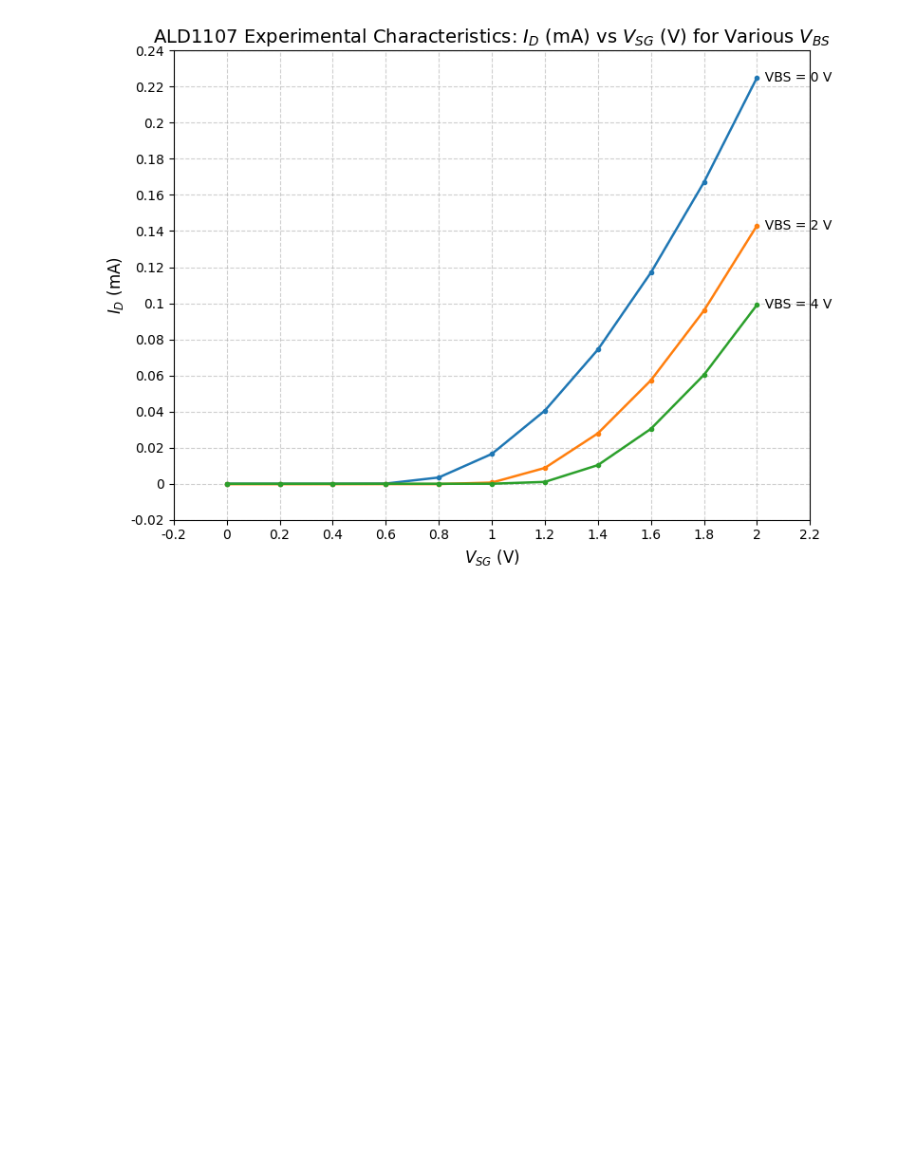
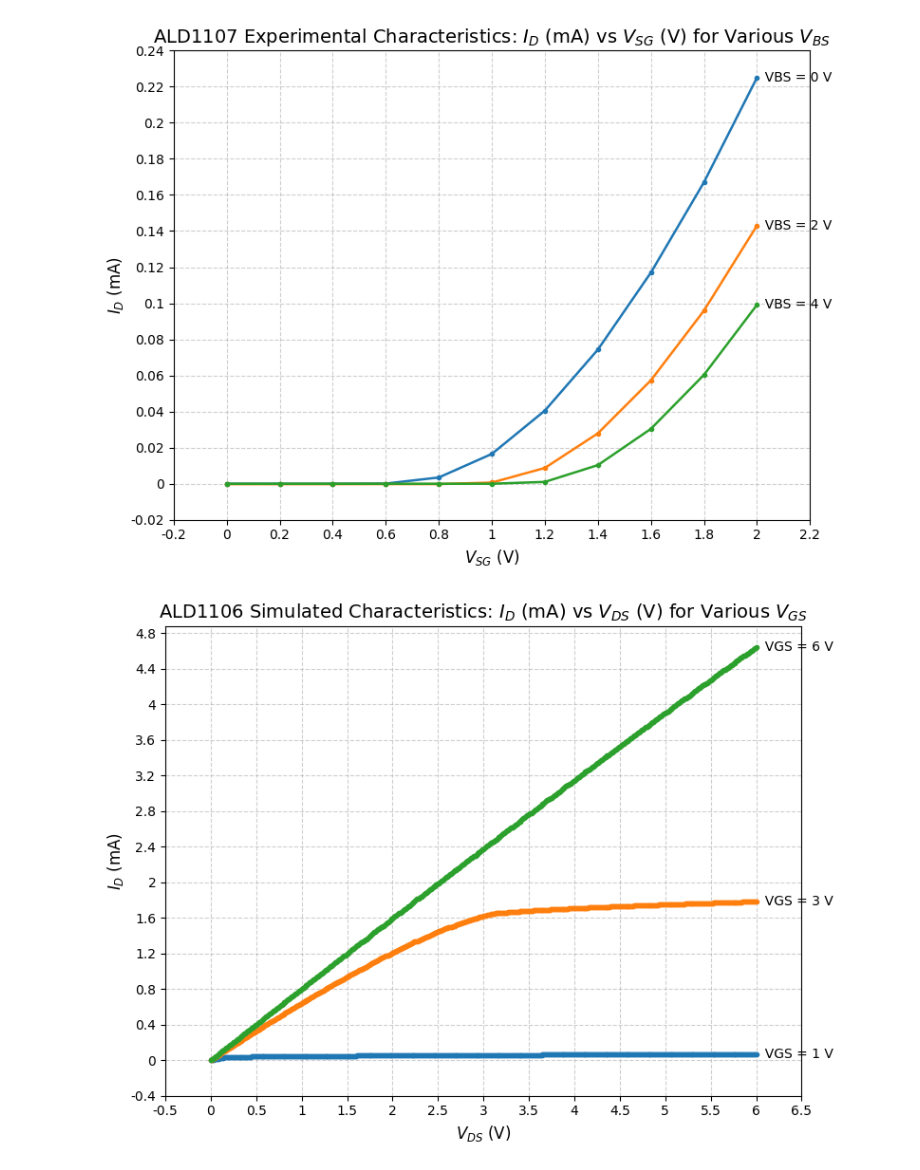
Before and after one commit to emaggyar12/335labs, a Jupyter notebook: lab5/graphs.ipynb, the cells around one changed output. Cells and saved outputs as stored; diff of their text form; code cells hidden in the pictures; blank space fills up the shorter version.

Commit message:
added csv files updated graphs file

```diff
--- a/lab5/graphs.ipynb
+++ b/lab5/graphs.ipynb
@@ -158,3 +183,15 @@ df = pd.read_csv('pmos/pmos_id_vbs_exp.csv')
 plot_family_curves(title, x_ax, y_ax, df, group_col='vbs', x_col='vsg', y_col='irg', y_scale=1000.0)
 # %% [output]
 [figure]
+# %%
+# Plotting Simulated NMOS characteristics
+
+title  = r"ALD1106 Simulated Characteristics: $I_D$ (mA) vs $V_{DS}$ (V) for Various $V_{GS}$"
+x_ax   = r"$V_{DS}$ (V)"
+y_ax   = r"$I_D$ (mA)"
+
+# Group by VGS stored in 'vgg'; plot ID ('irg') vs VDS ('vds'), scale A→mA
+df = pd.read_csv('nmos/data_sim - nmos_id_vgs.csv')
+plot_family_curves(title, x_ax, y_ax, df, group_col='vgs', x_col='vds', y_col='irg', y_scale=1000.0)
+# %% [output]
+[figure, added]
```
Also changed, not shown: parts of 5 cells of this notebook, 4 other files.
